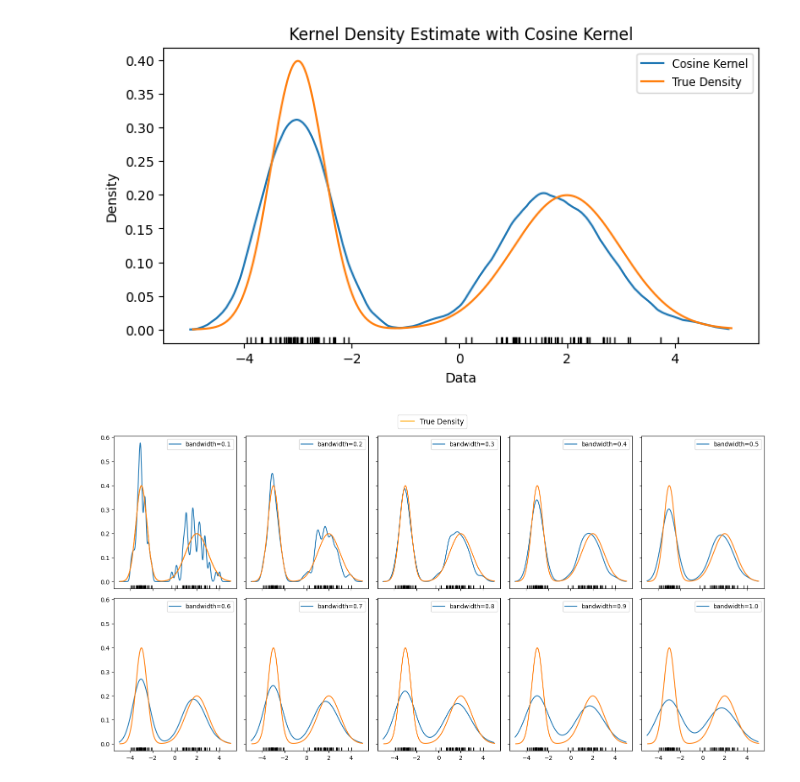
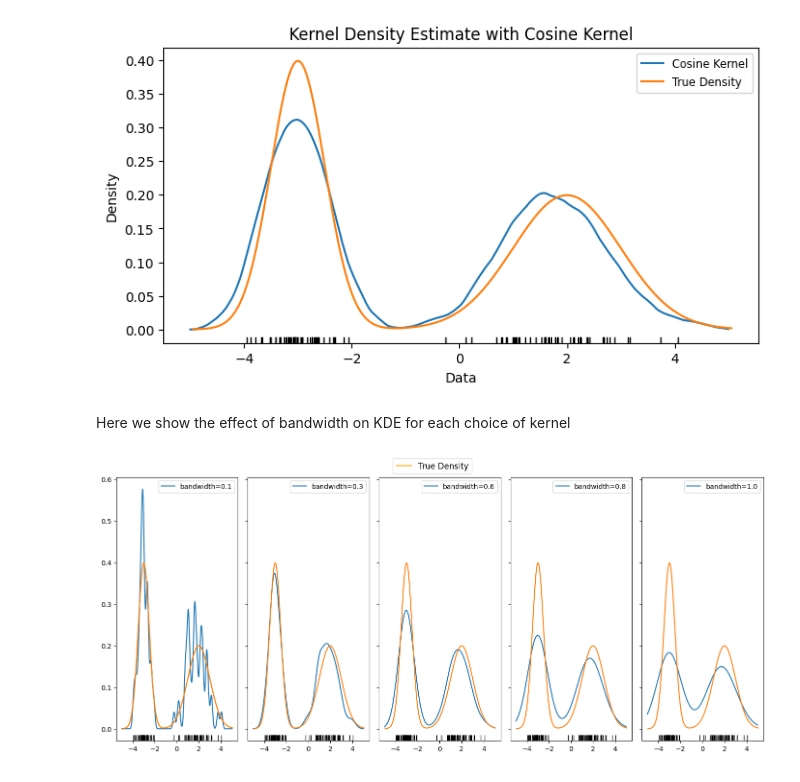
Before and after one commit to abalone88/nonparam-stats-proj, a Jupyter notebook: code/chp2-nonparam-density/univariate-kernels.ipynb, the cells around one changed output. Cells and saved outputs as stored; diff of their text form; code cells hidden in the pictures.

```diff
--- a/code/chp2-nonparam-density/univariate-kernels.ipynb
+++ b/code/chp2-nonparam-density/univariate-kernels.ipynb
@@ -236,31 +240,33 @@ for kernel, name in zip(kernels, kernel_names):
 [figure]
 [figure]
 [figure]
+# %% [markdown]
+Here we show the effect of bandwidth on KDE for each choice of kernel
 # %%
 # Demonstration with different bandwidths for Gaussian Kernel
 
-gaussian_bandwidth = np.linspace(0.1, 1, 10)
+gaussian_bandwidth = np.linspace(0.1, 1, 5)
 
-fig, ax = plt.subplots(2, 5, figsize=(16,8), sharex=True, sharey=True)
+fig, ax = plt.subplots(1, 5, figsize=(14,6), sharex=True, sharey=True)
 
 ax = ax.flatten()
 true_density_line, = ax[0].plot(x_values, combined_density, label='True Density', color='orange')
 bandwidth_legend_handles = []
 
 for i, h in enumerate(gaussian_bandwidth):
     bandwidth_line, = ax[i].plot(x, custom_kde(data, gaussian_kernel, h, x), label=f'bandwidth={h:.1f}')
     ax[i].plot(x_values, combined_density)
     for datapoint in data:
         ax[i].axvline(datapoint, ymin=0, ymax=0.02, color='k', linewidth=1)
 
     bandwidth_legend_handles.append(bandwidth_line)
     ax[i].legend(handles=[bandwidth_line])
 
 fig.legend(handles=[true_density_line], loc='upper center', bbox_to_anchor=(0.5, 1.05), ncol=1, fontsize='large')
 plt.tight_layout()
 
 plt.savefig(os.path.join(plots_folder, f"gaussian-bandwidth-kde.png"), bbox_inches='tight')
 
 plt.show()
 # %% [output]
-[figure, old version]
+[figure, new version]
```
Also changed, not shown: parts of 5 cells of this notebook, 1 other file.
